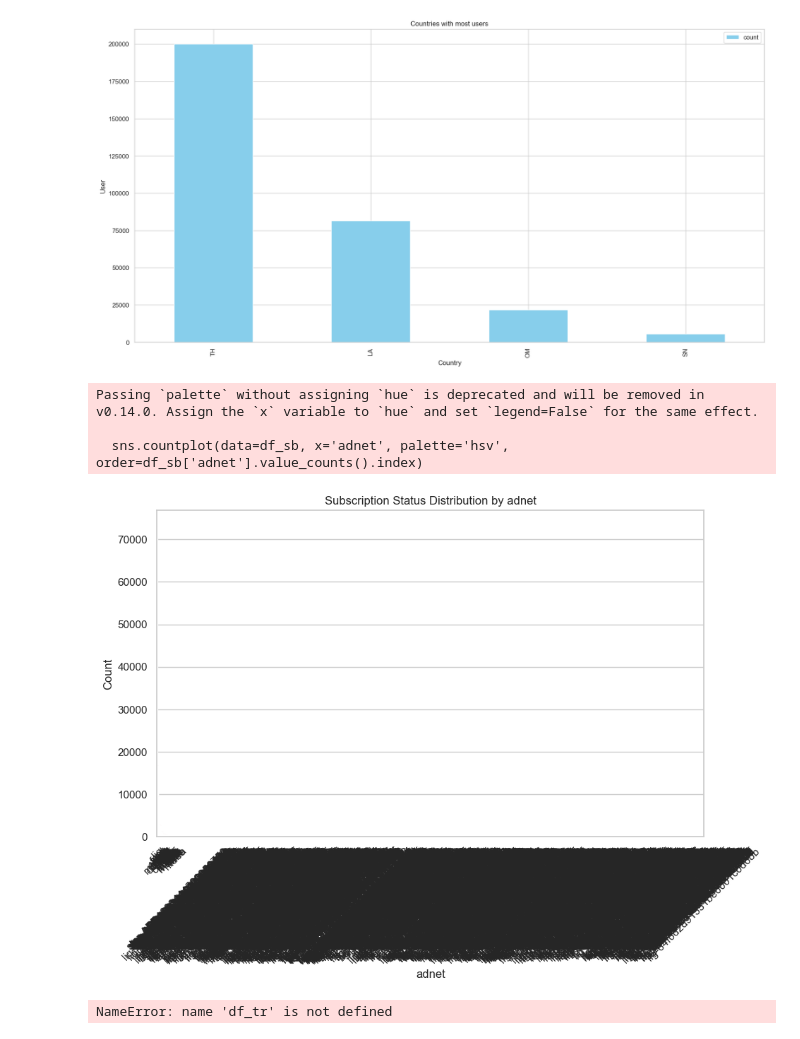
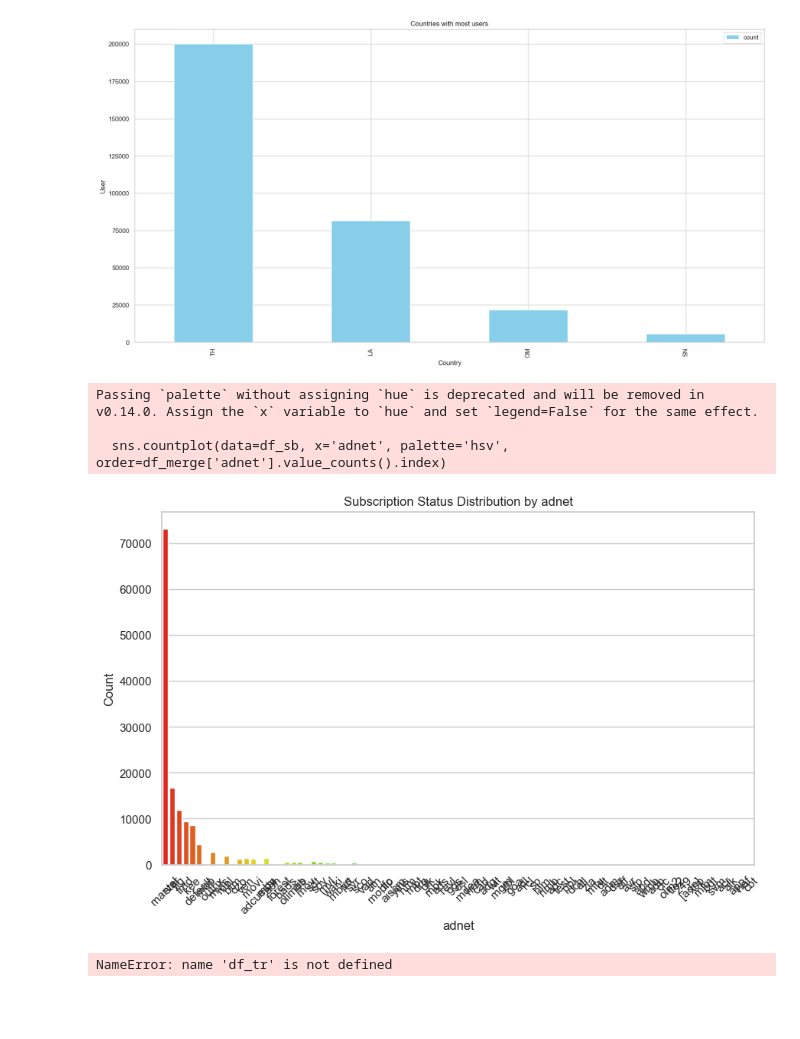
Before and after one commit to TaigahG/FODS-FinalProject, a Jupyter notebook: models.ipynb, the cells around one changed output. Saved outputs shown, nothing was run; the diff lists cells and outputs as text; code cells hidden in the pictures; blank space fills up the shorter version.

Commit message:
Visualization + only revenue > 0

```diff
--- a/models.ipynb
+++ b/models.ipynb
@@ -139,3 +99,11 @@ df_merge.drop(df_merge[mask].index, inplace=True)
+# %%
+# Replace multiple values in the 'revenue' column
+replacement_dict = {"1000:00:00": 1000, "2000:00:00": 2000, "150:00:00":150, "0:00":0}
+df_merge['revenue'] = df_merge['revenue'].replace(replacement_dict)
+df_merge['service_price'] = df_merge['service_price'].replace(replacement_dict)
+
+df_merge["revenue"] = df_merge["revenue"].astype(float)
+df_merge["service_price"] = df_merge["service_price"].astype(float)
 # %%
 def convert_revenue(row):
     if row['country'] == 'SN':
@@ -173,11 +142,13 @@ Name: revenue (USD), Length: 177031, dtype: float64
 label_encoder = LabelEncoder()
 
 # Apply label encoding to the 'adnet' column
-df_merge['adnet_encoded'] = label_encoder.fit_transform(df_merge['adnet'])
+df_merge_revenue_only['adnet_encoded'] = label_encoder.fit_transform(df_merge_revenue_only['adnet'])
+
+print(df_merge_revenue_only["adnet_encoded"].unique())
 
 ## Splitting the data (Using 70/30 split)
-X = df_merge[['status', 'adnet_encoded', 'attempt_charging', 'success_billing']]
-y = df_merge['revenue (USD)']
+X = df_merge_revenue_only[['status', "adnet_encoded", "attempt_charging", "success_billing"]]
+y = df_merge_revenue_only['revenue (USD)']
 X_train, X_test, y_train, y_test = train_test_split(X, y, test_size=0.3, random_state=42)
 
 print("Training set shape:", X_train.shape, y_train.shape)
@@ -459,0 +457,23 @@ ADABoost
+# %%
+df_merge["revenue"] = df_merge['revenue'].astype(int)
+df_merge["service_price"] = df_merge['service_price'].astype(float)
+
+# Count the number of records for each adnet
+count_by_adnet = df_merge.groupby('adnet')['revenue'].count().reset_index()
+
+# Sort by count in descending order to highlight the top adnets
+sorted_adnets = count_by_adnet.sort_values(by='revenue', ascending=False).head(10)
+
+# Set Seaborn style
+sns.set(style="whitegrid")
+
+# Create a bar plot for count of records
+plt.figure(figsize=(16, 8))
+
+# Bar plot for count
+plt.subplot(1, 2, 1)
+count_bar_plot = sns.barplot(x='adnet', y='revenue', data=sorted_adnets, palette='viridis')
+plt.xlabel('ADNET')
+plt.ylabel('Record Count')
+plt.title('Record Count by ADNET (Top 10)')
+plt.xticks(rotation=45, ha='right')
@@ -621,24 +853,24 @@ plt.show()
 # %%
 
 # revenue based on adnet
-df_sb.groupby(['adnet']).size().reset_index(name='counts')
+df_merge.groupby(['adnet']).size().reset_index(name='counts')
 
 # revenue based on adnet
 #exclude nan
 plt.figure(figsize=(10, 6))
-sns.countplot(data=df_sb, x='adnet', palette='hsv', order=df_sb['adnet'].value_counts().index)
+sns.countplot(data=df_sb, x='adnet', palette='hsv', order=df_merge['adnet'].value_counts().index)
 plt.title('Subscription Status Distribution by adnet')
 plt.xlabel('adnet')
 plt.ylabel('Count')
 plt.xticks(rotation=45)
 plt.show()
 
 ## Renewal, Retry, Notif, Unsubscribe, First_charge,
 # %% [output]
 Passing `palette` without assigning `hue` is deprecated and will be removed in v0.14.0. Assign the `x` variable to `hue` and set `legend=False` for the same effect.
 
-  sns.countplot(data=df_sb, x='adnet', palette='hsv', order=df_sb['adnet'].value_counts().index)
+  sns.countplot(data=df_sb, x='adnet', palette='hsv', order=df_merge['adnet'].value_counts().index)
-[figure, old version]
+[figure, new version]
 # %%
 cycle_cnt = df_tr['cycle'].value_counts()
 cycle_cnt.plot(kind='bar',color='skyblue')
```
Also changed, not shown: parts of 31 cells of this notebook.
